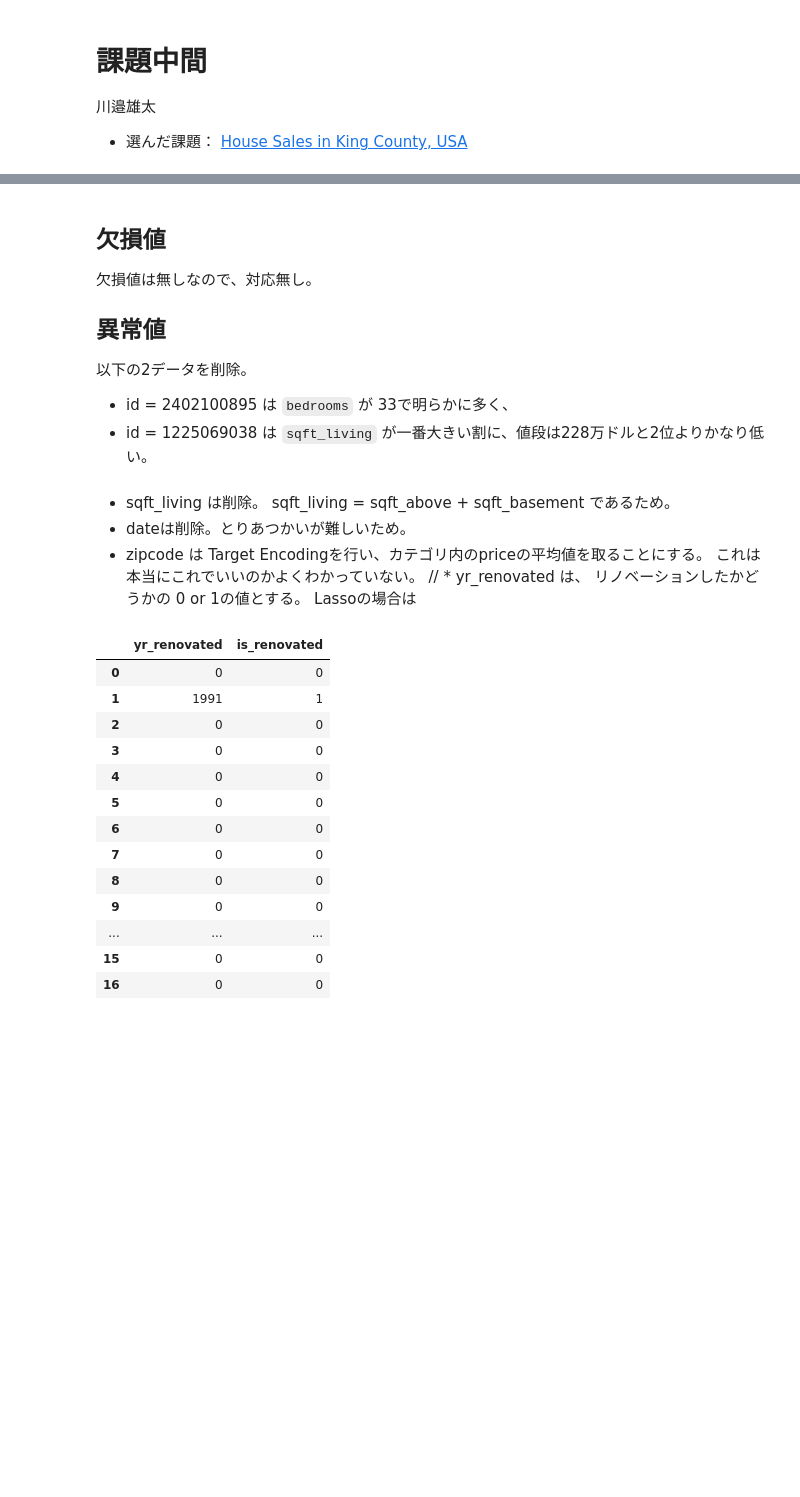
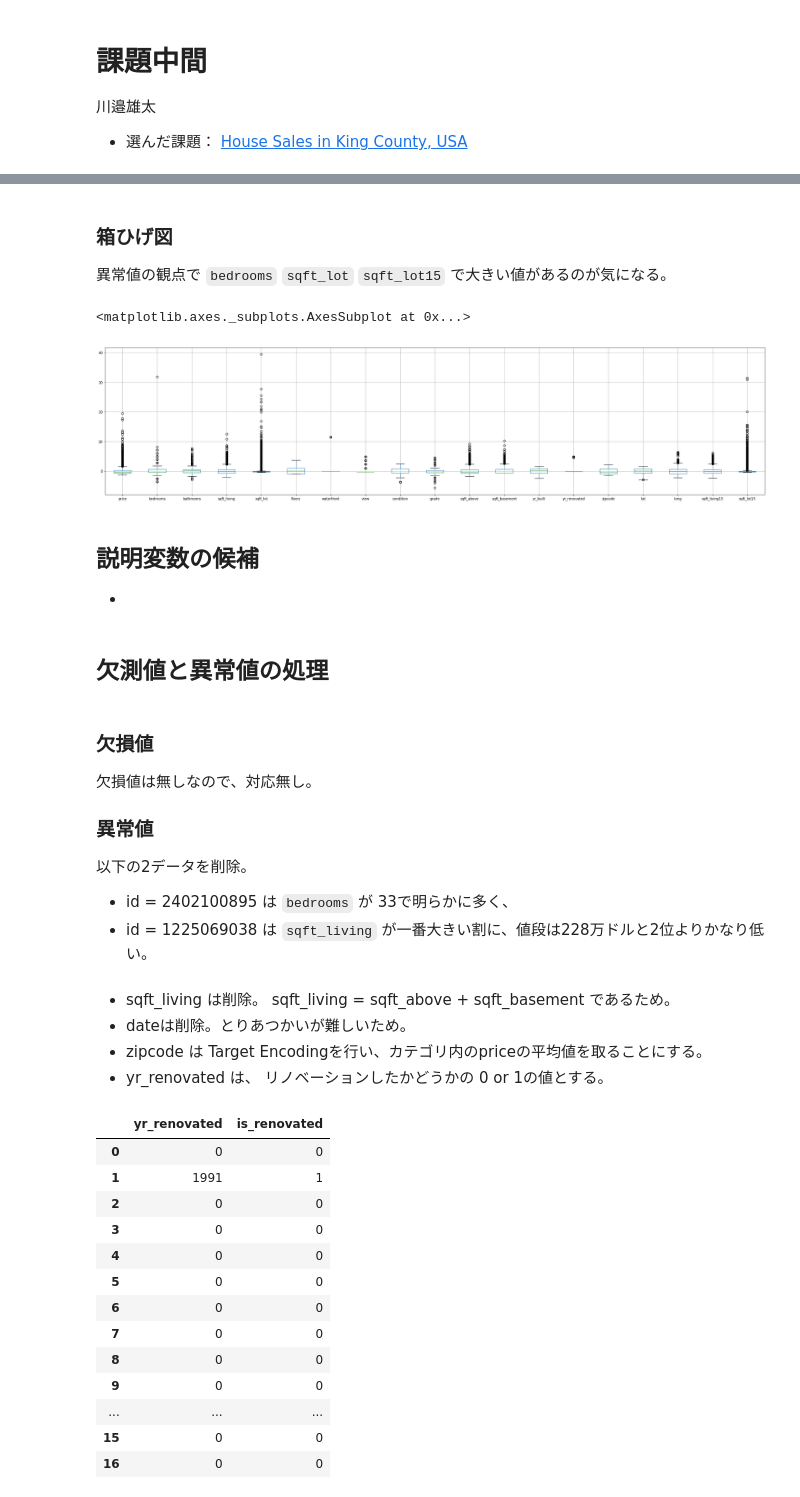
Before and after one commit to noymer/housesalesprediction, a Jupyter notebook: 中間_DAY5.ipynb, the cells around one changed output, grey strips where cells are left out. Cells and saved outputs as stored; diff of their text form; code cells hidden in the pictures; blank space fills up the shorter version.

```diff
--- a/中間_DAY5.ipynb
+++ b/中間_DAY5.ipynb
@@ -96,8 +138,26 @@ https://www.kaggle.com/harlfoxem/housesalesprediction/data
+# %% [markdown]
+### 箱ひげ図
+
+異常値の観点で `bedrooms` `sqft_lot` `sqft_lot15` で大きい値があるのが気になる。
+# %%
+plt.figure(figsize=(35, 8))
+df_stand_origin = df_data.drop(columns=['id', 'date'])
+ts_stand = (df_stand_origin - df_stand_origin.mean()) / df_stand_origin.std()
+ts_stand.boxplot()
+# %% [output]
+<matplotlib.axes._subplots.AxesSubplot at 0x...>
+[figure, added]
+# %% [markdown]
+## 説明変数の候補
+
+*
+# %% [markdown]
+## 欠測値と異常値の処理
 # %% [markdown]
-## 欠損値
+### 欠損値
 欠損値は無しなので、対応無し。
 
-## 異常値
+### 異常値
 
 以下の2データを削除。
 
@@ -108,9 +168,7 @@ https://www.kaggle.com/harlfoxem/housesalesprediction/data
 * sqft_living は削除。 sqft_living = sqft_above + sqft_basement であるため。
 * dateは削除。とりあつかいが難しいため。
 * zipcode は Target Encodingを行い、カテゴリ内のpriceの平均値を取ることにする。
-   これは本当にこれでいいのかよくわかっていない。
-// * yr_renovated は、 リノベーションしたかどうかの 0 or 1の値とする。
-   Lassoの場合は
+* yr_renovated は、 リノベーションしたかどうかの 0 or 1の値とする。
 # %%
 df_en = df_data.drop(columns=['sqft_living', 'date'], axis=1)
 # %%
```
Also changed, not shown: parts of 14 cells of this notebook.
